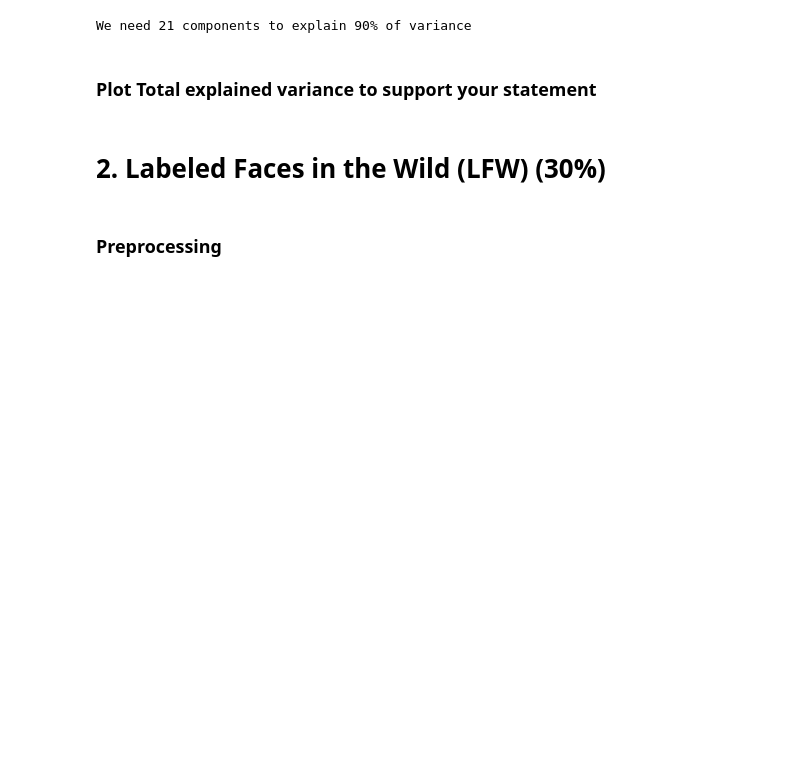
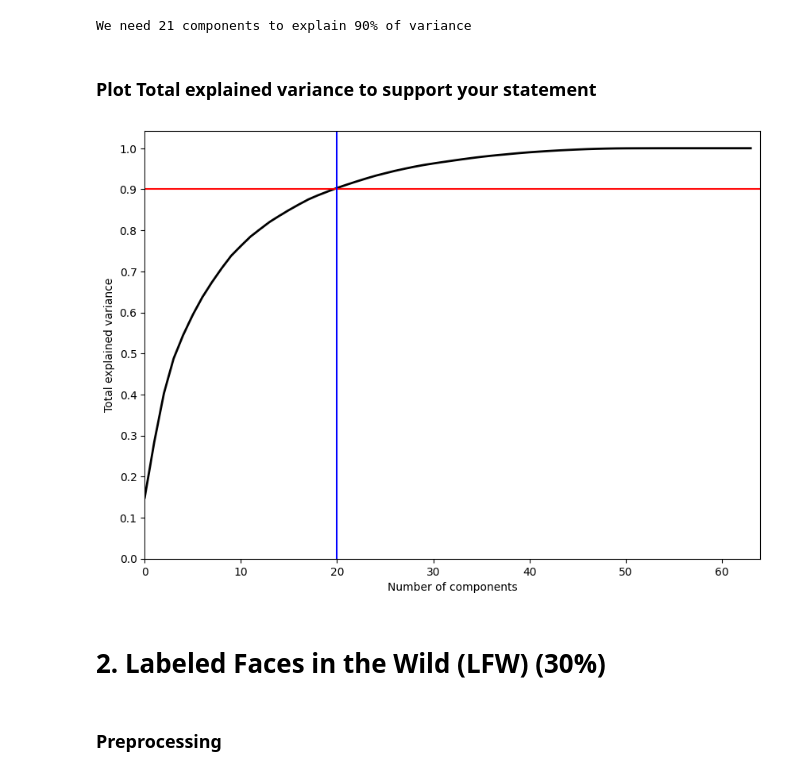
Before and after one commit to Ansi4Ansi/kaggle_repo, a Jupyter notebook: hw09/ML_B2C_2024_Q2_|_HW09_ML_unsupervised.ipynb, the cells around one changed output. Drawn from its saved outputs; the diff is of its cells as text; code cells hidden in the pictures; blank space fills up the shorter version.

```diff
--- a/hw09/ML_B2C_2024_Q2_|_HW09_ML_unsupervised.ipynb
+++ b/hw09/ML_B2C_2024_Q2_|_HW09_ML_unsupervised.ipynb
@@ -176,24 +176,26 @@ We need 21 components to explain 90% of variance
 # %%
 pca = PCA().fit(X)
 
 plt.figure(figsize=(10,7))
 
-val = np.cumsum(pca.explained_variance_ratio_)
+pve = np.cumsum(pca.explained_variance_ratio_)
 
-x_ind = np.nonzero(val>=0.9)
-print(min(x_ind[0]+1))
-plt.plot(val, color='black', lw=2)
+x_ind = np.nonzero(pve>=0.9)
+x_90 = min(x_ind[0])
+plt.plot(pve, color='black', lw=2)
 
 # plot horizontal line for PVE 90%, set "red" color
-plt.<your code>
+plt.axhline(y=0.9, color='red', linestyle='-')
 # plot vertical line for chosen pca_pve90_n_components, set "blue" color
-plt.<your code, use `pca_pve90_n_components` variable>
+plt.axvline(x=x_90, color='blue', linestyle='-')
 
 
 plt.xlim(0, X.shape[1])
 plt.yticks(np.arange(0, 1.1, 0.1))
 plt.xlabel('Number of components')
 plt.ylabel('Total explained variance');
+# %% [output]
+[figure, added]
 # %% [markdown]
 # 2. Labeled Faces in the Wild (LFW) (30%)
 # %% [markdown]
```
